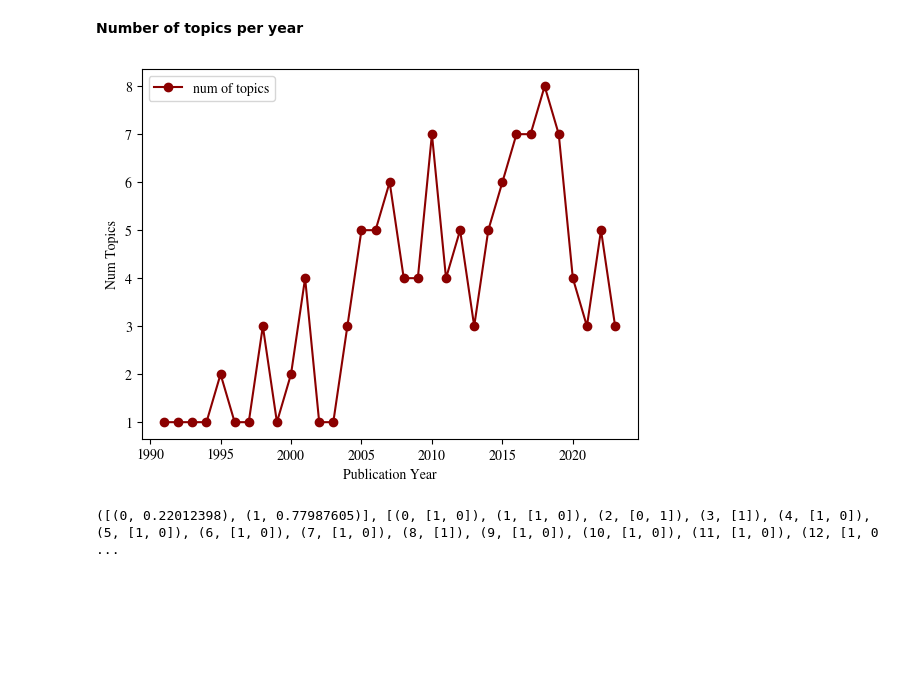
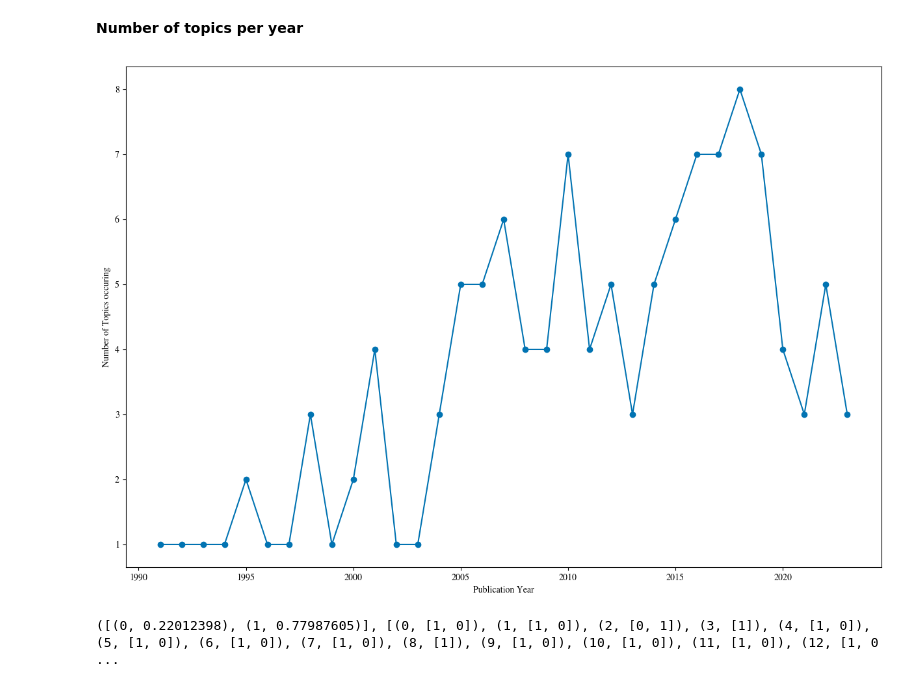
Before and after one commit to vivkow/MA_Neuro, a Jupyter notebook: LDA_topics.ipynb, the cells around one changed output. Cells and saved outputs as stored; diff of their text form; code cells hidden in the pictures; blank space fills up the shorter version.

```diff
--- a/LDA_topics.ipynb
+++ b/LDA_topics.ipynb
@@ -136,7 +136,8 @@ corpus = [id2word.doc2bow(text) for text in texts]
 # %%
 #mallet_path = '/Users/storm/rsc/mallet-2.0.8/bin/mallet' # ?????
 # %%
-limit = 30 #9 # Adjust according to stabilization of coherence score
+# Remember to add +1 to the limit because the limit is exclusive
+limit = 31 #9 # Adjust according to stabilization of coherence score
 # %%
 #print(gensim.__version__)
 # %%
@@ -237,8 +238,8 @@ seeds
 # %% [markdown]
 Attention, the next step is taking ages to run! Outcommented since this step has been done and I am just importing the results.
 # %%
-#for seed in seeds: # function compute_coherence_values_gensim is called with the current seed value
-#    _, coherence_values = compute_coherence_values_gensim_seed(id2word, corpus, lemmatized_words, limit, start, step, seed)
-#    #_ is a placeholder for model_list, which is not needed here
-#    all_coherence_values.append(coherence_values)
+for seed in seeds: # function compute_coherence_values_gensim is called with the current seed value
+    _, coherence_values = compute_coherence_values_gensim_seed(id2word, corpus, lemmatized_words, limit, start, step, seed)
+   #_ is a placeholder for model_list, which is not needed here
+    all_coherence_values.append(coherence_values)
 # %%
@@ -280,14 +278,0 @@ plt.show()
-# %%
-plt.figure(figsize=(15, 10))
-
-# Set the colorblind-friendly palette for the plots
-sns.set_palette("colorblind")
-
-# Using a boxplot for the distribution
-sns.boxplot(x='Number of Topics', y='Coherence Value', data=df_seeds)
-
-# Overlaying a pointplot for the means with a contrasting color
-sns.pointplot(x='Number of Topics', y='Coherence Value', data=df_seeds, estimator=np.mean, join=True, color='darkblue')
-
-#plt.title('Distribution of Coherence Values') # Added in Figure description
-plt.show()
@@ -552,14 +555,14 @@ yearly = (
         data_with_topics.groupby(["Dominant_Topic", "pubyear"]).size().reset_index().groupby("pubyear").size()
     )
 # %%
-fig = plt.subplots()
-plt.plot(yearly, '-o', color='darkred', label='num of topics');
+fig, ax = plt.subplots(figsize=(15, 10))
+ax.plot(yearly, '-o', label='num of topics')
+ax.set_ylabel("Number of Topics occuring")
+ax.set_xlabel("Publication Year")
 
-plt.legend();
-plt.ylabel("Num Topics")
-plt.xlabel("Publication Year");
+plt.show()
 # %% [output]
-[figure, old version]
+[figure, new version]
 # %%
 first_row = next(iter(model_list[0][corpus]))
 print(first_row)
```
Also changed, not shown: parts of 19 cells of this notebook, 1 other file.
